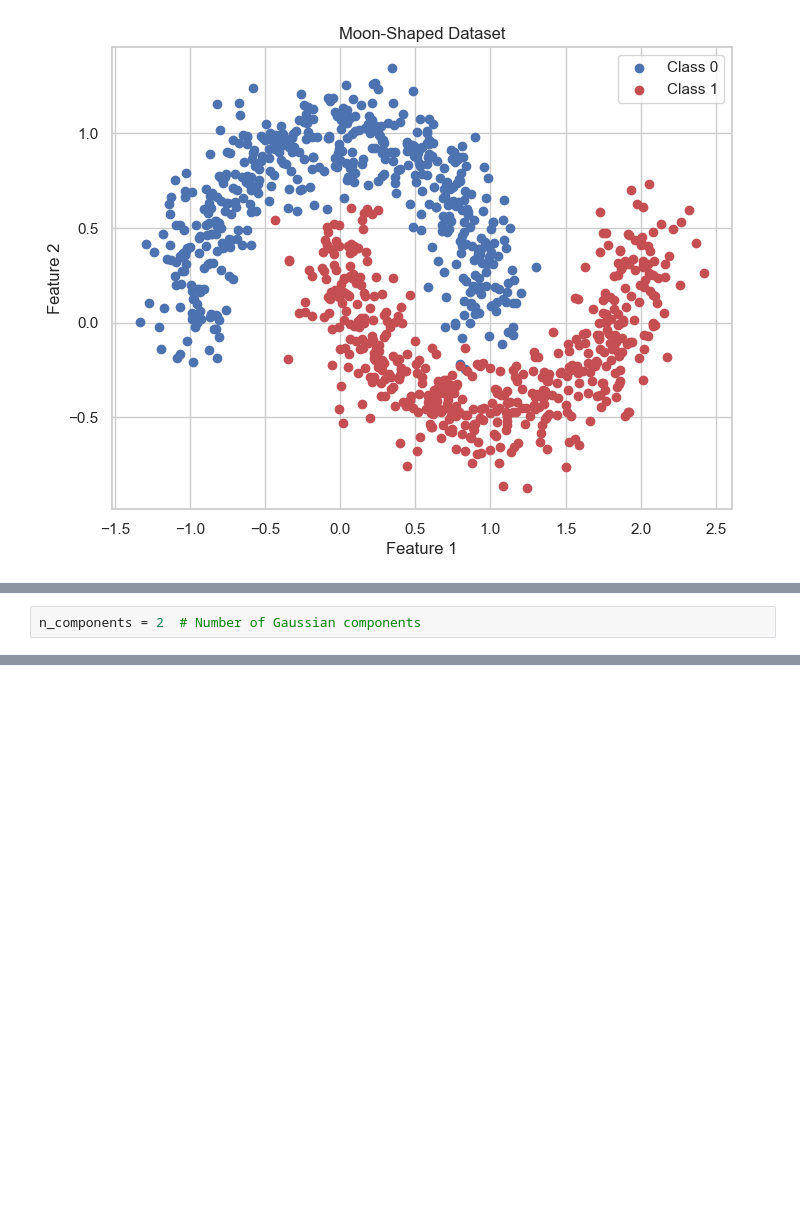
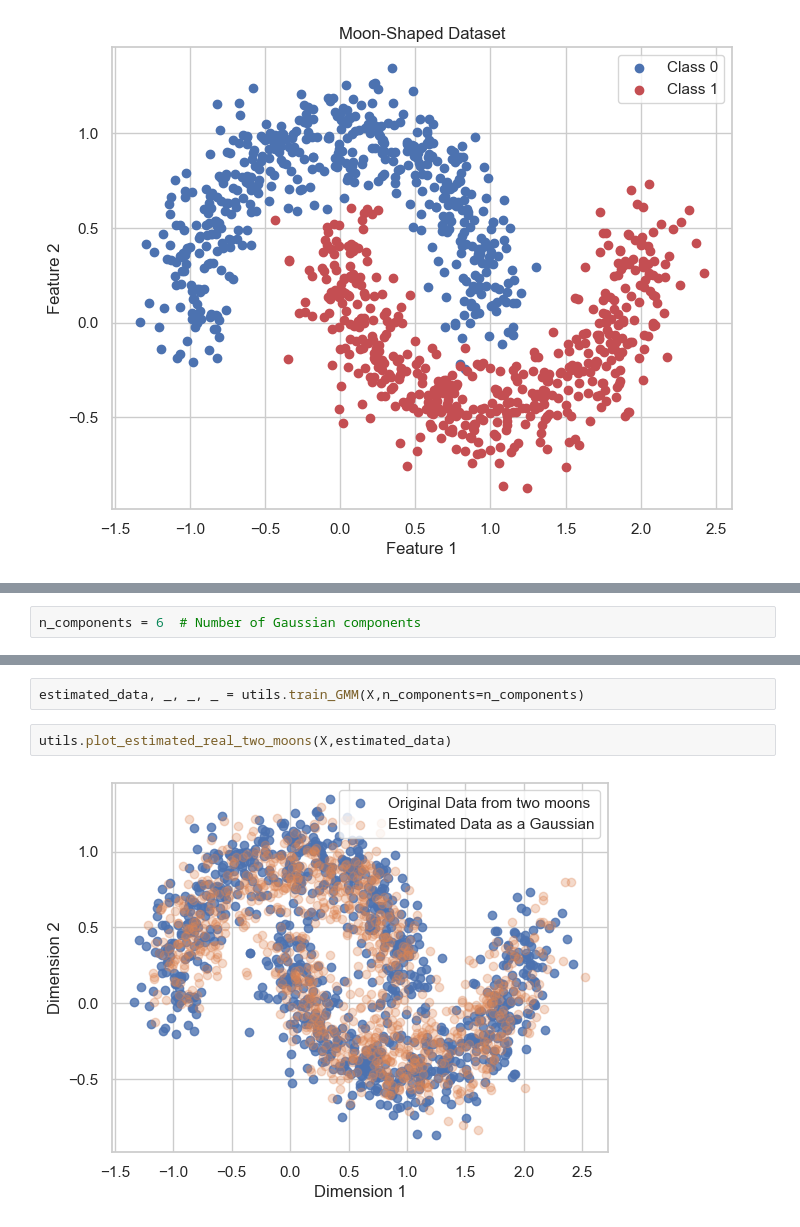
Before and after one commit to PrioteasaAndrei/GAN-Assigment-1, a Jupyter notebook: src/part1/gaussian.ipynb, the cells around one changed output, grey strips where cells are left out. Cells and saved outputs as stored; diff of their text form; blank space fills up the shorter version.

```diff
--- a/src/part1/gaussian.ipynb
+++ b/src/part1/gaussian.ipynb
@@ -16,2 +53,2 @@ utils.plot_moons(X, y)
 # %%
-n_components = 2  # Number of Gaussian components
+n_components = 6  # Number of Gaussian components
@@ -61,3 +55,9 @@ plt.show()
+# %%
+estimated_data, _, _, _ = utils.train_GMM(X,n_components=n_components)
+# %%
+utils.plot_estimated_real_two_moons(X,estimated_data)
+# %% [output]
+[figure, added]
 # %%
 ## MMD between real and estimated data
 import torch
```
Also changed, not shown: parts of 13 cells of this notebook, 1 other file.
